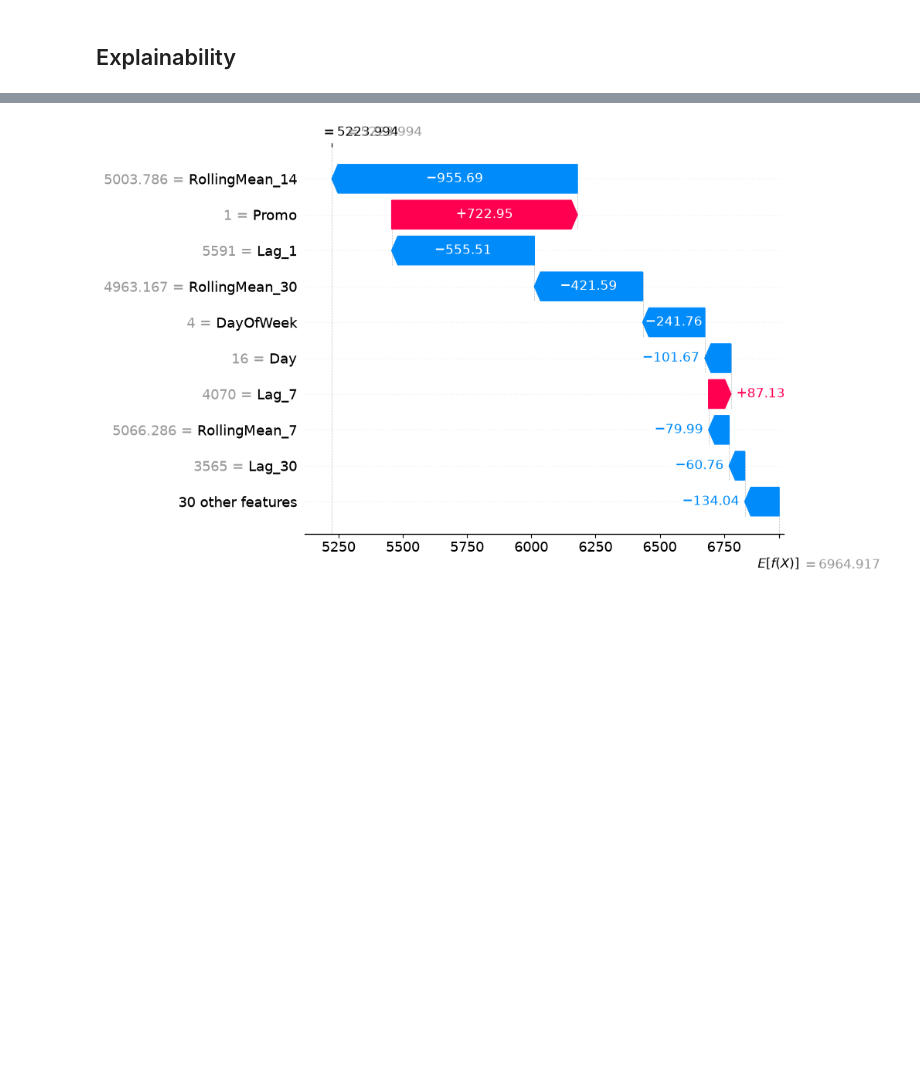
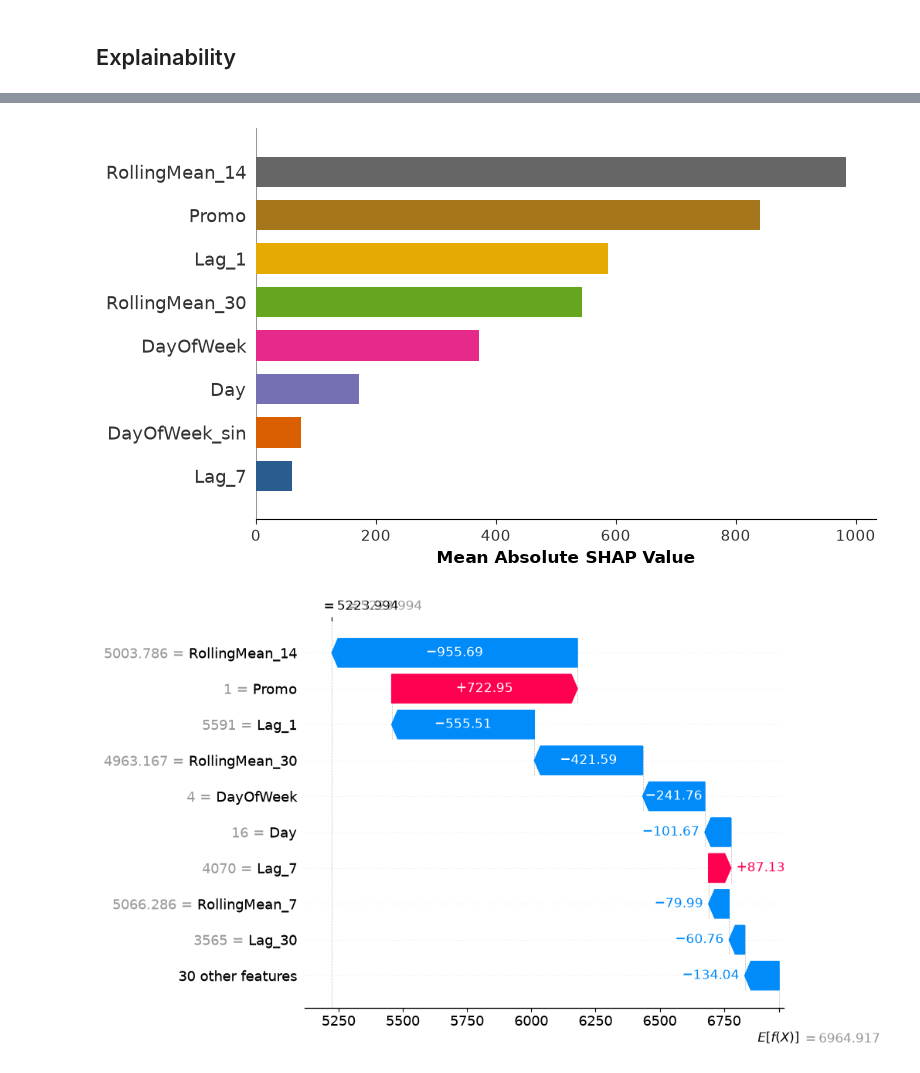
Before and after one commit to psawner/retail-sales-forecast, a Jupyter notebook: notebooks/06_Model_Building.ipynb, the cells around one changed output, grey strips where cells are left out. Cells and saved outputs as stored; diff of their text form; code cells hidden in the pictures; blank space fills up the shorter version.

```diff
--- a/notebooks/06_Model_Building.ipynb
+++ b/notebooks/06_Model_Building.ipynb
@@ -440,3 +444,37 @@ shap.summary_plot(
+# %%
+my_8_colors = [
+    "#2b5c8f",
+    "#d95f02",
+    "#7570b3",
+    "#e7298a",
+    "#66a61e",
+    "#e6ab02",
+    "#a6761d",
+    "#666666",
+]
+
+shap.summary_plot(
+    shap_values,
+    X_test.sample(100, random_state=42),
+    plot_type="bar",
+    max_display=8,
+    show=False,
+)
+
+ax = plt.gca()
+
+for patch, color in zip(ax.patches, my_8_colors):
+    patch.set_facecolor(color)
+
+ax.set_xlabel(
+    "Mean Absolute SHAP Value",
+    fontsize=12,
+    fontweight="bold",
+)
+plt.savefig("../assets/shap_summary_plot.png", dpi=300, bbox_inches="tight")
+plt.show()
+# %% [output]
+[figure, added]
 # %%
 shap.plots.waterfall(shap_values[10])
 # %% [output]
```
Also changed, not shown: parts of 1 cell of this notebook, 14 other files.
